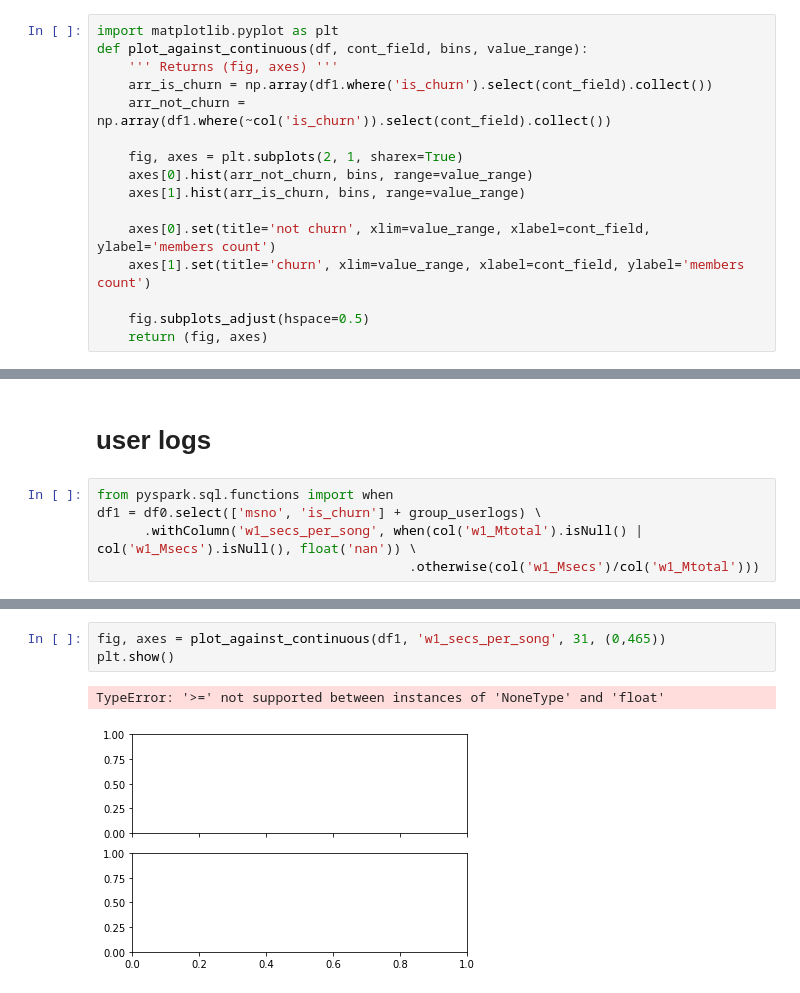
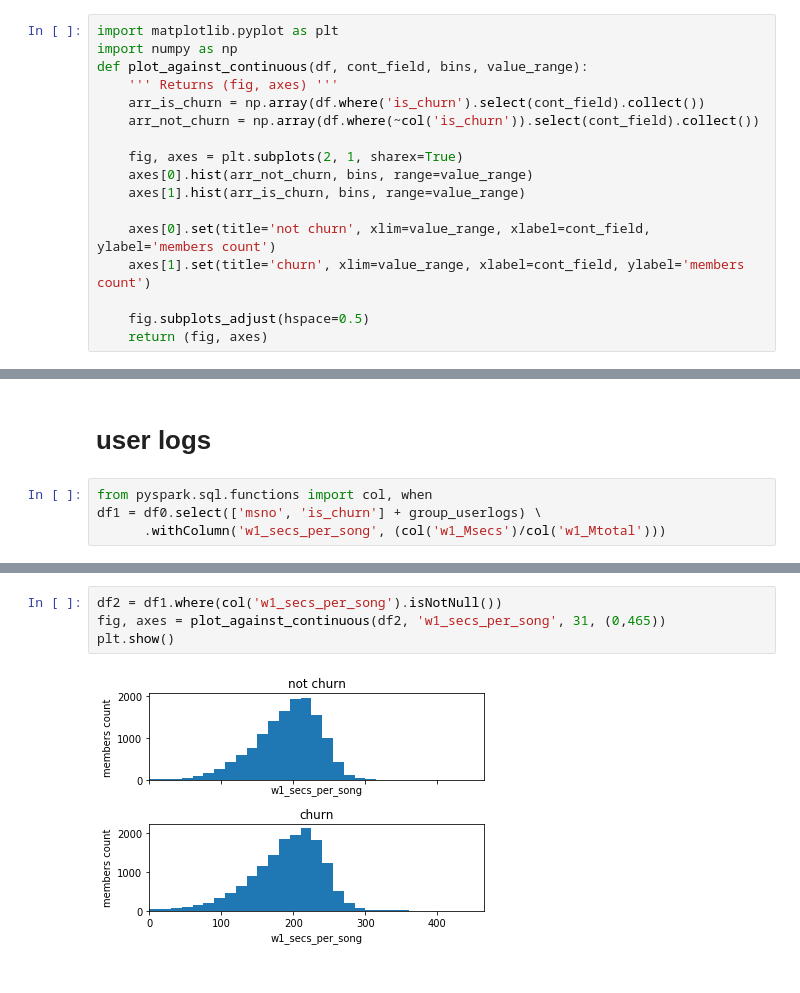
Before and after one commit to III-AdventureTime/kkbox_churn, a Jupyter notebook: prepare_big_table_01.yang/30.stats_has-expired_auto-renew-0.ipynb, the cells around one changed output, grey strips where cells are left out. Cells and saved outputs as stored; diff of their text form.

```diff
--- a/prepare_big_table_01.yang/30.stats_has-expired_auto-renew-0.ipynb
+++ b/prepare_big_table_01.yang/30.stats_has-expired_auto-renew-0.ipynb
@@ -94,9 +94,10 @@ def plot_scatter(df, field_x, field_y, ax, alpha=0.8):
 # %%
 import matplotlib.pyplot as plt
+import numpy as np
 def plot_against_continuous(df, cont_field, bins, value_range):
     ''' Returns (fig, axes) '''
-    arr_is_churn = np.array(df1.where('is_churn').select(cont_field).collect())
-    arr_not_churn = np.array(df1.where(~col('is_churn')).select(cont_field).collect())
+    arr_is_churn = np.array(df.where('is_churn').select(cont_field).collect())
+    arr_not_churn = np.array(df.where(~col('is_churn')).select(cont_field).collect())
 
     fig, axes = plt.subplots(2, 1, sharex=True)
     axes[0].hist(arr_not_churn, bins, range=value_range)
@@ -370,7 +371,6 @@ plt.show()
 # %% [markdown]
 # user logs
 # %%
-from pyspark.sql.functions import when
+from pyspark.sql.functions import col, when
 df1 = df0.select(['msno', 'is_churn'] + group_userlogs) \
-      .withColumn('w1_secs_per_song', when(col('w1_Mtotal').isNull() | col('w1_Msecs').isNull(), float('nan')) \
-                                        .otherwise(col('w1_Msecs')/col('w1_Mtotal')))
+      .withColumn('w1_secs_per_song', (col('w1_Msecs')/col('w1_Mtotal')))
@@ -411,6 +443,6 @@ only showing top 40 rows
 # %%
-fig, axes = plot_against_continuous(df1, 'w1_secs_per_song', 31, (0,465))
+df2 = df1.where(col('w1_secs_per_song').isNotNull())
+fig, axes = plot_against_continuous(df2, 'w1_secs_per_song', 31, (0,465))
 plt.show()
 # %% [output]
-TypeError: '>=' not supported between instances of 'NoneType' and 'float'
-[figure, old version]
+[figure, new version]
```
Also changed, not shown: parts of 35 cells of this notebook, 4 other files.
